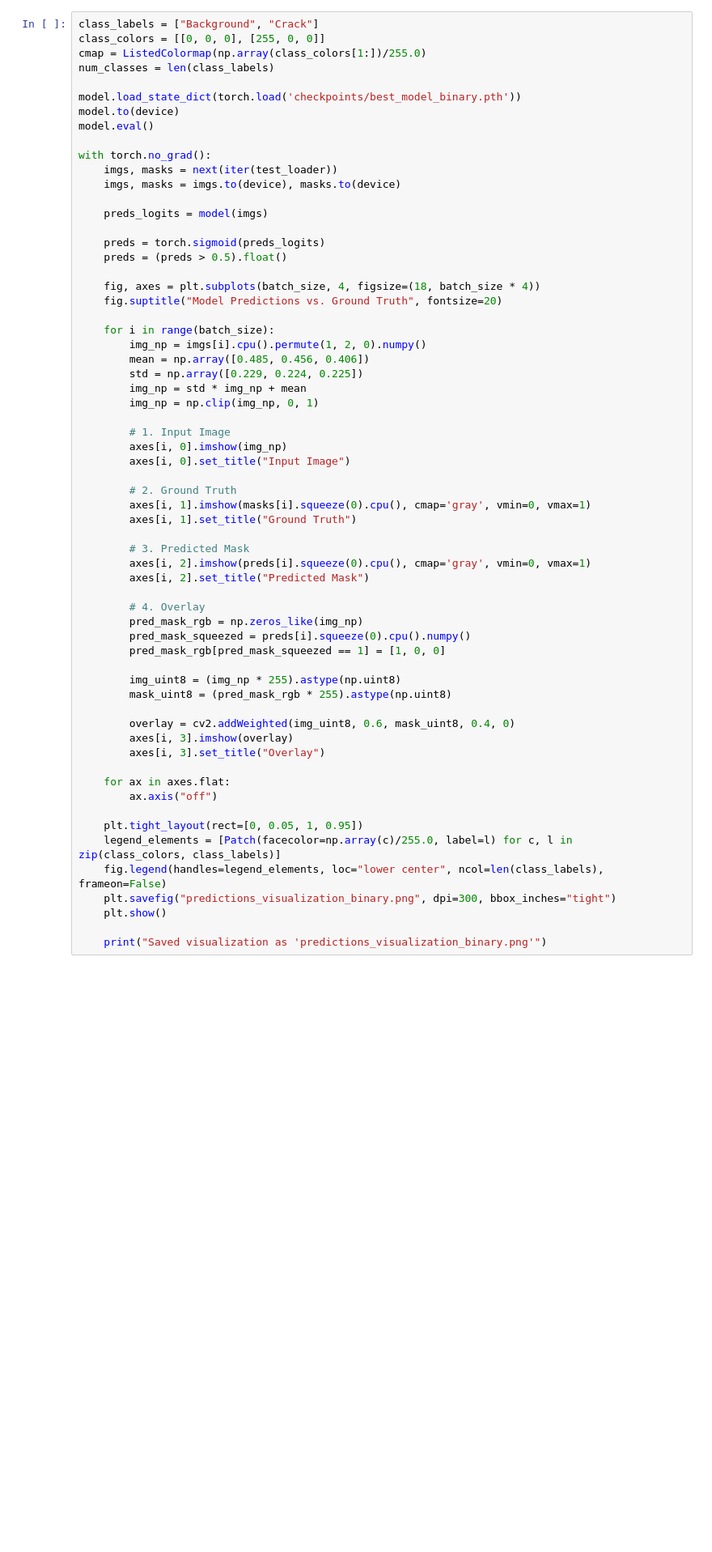
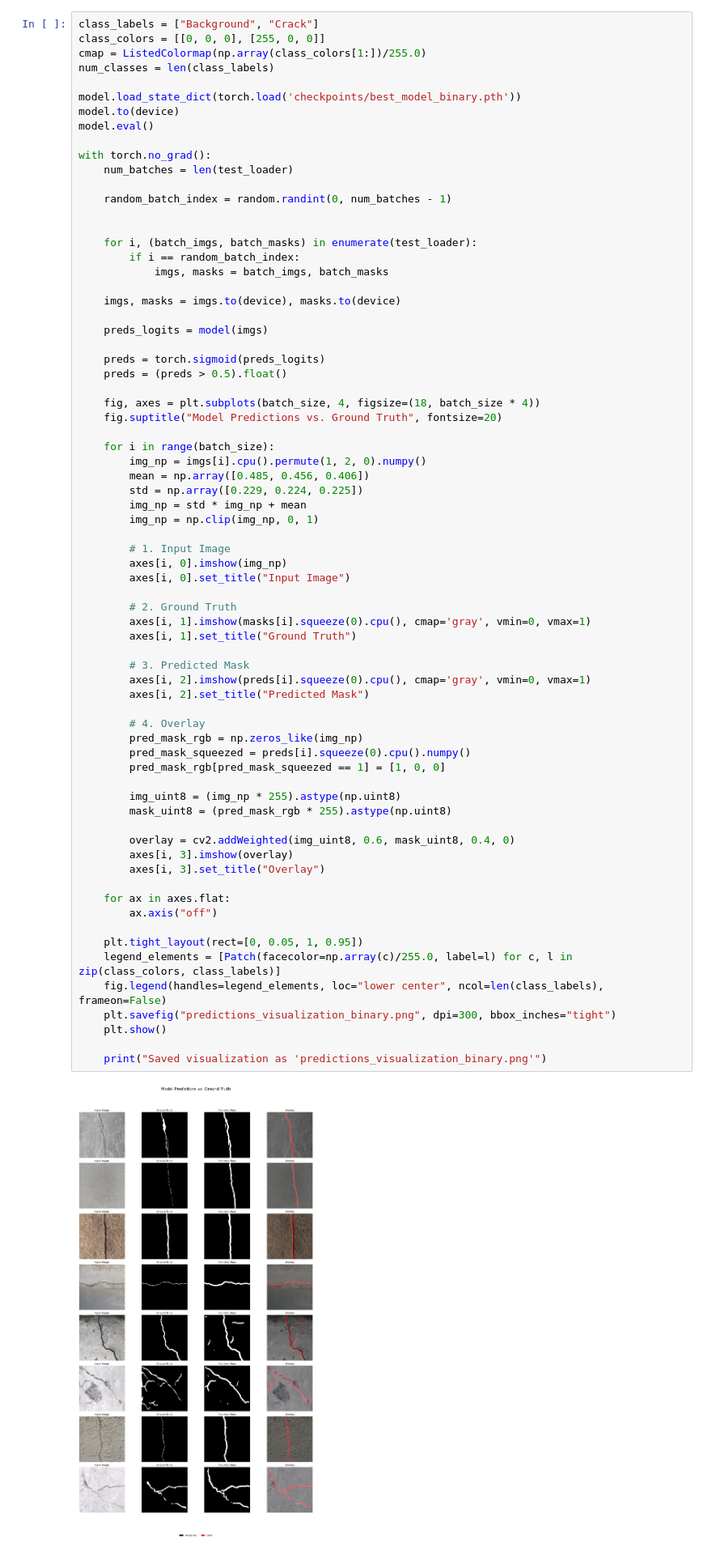
Before and after one commit to kkkissiedu/Concrete-Crack-Segmentation-Model, a Jupyter notebook: Concrete Crack Segmentation - UNet.ipynb, the cells around one changed output. Shown at 81% size. Cells and saved outputs as stored; diff of their text form; blank space fills up the shorter version.

Commit message:
Predictions visualization

```diff
--- a/Concrete Crack Segmentation - UNet.ipynb
+++ b/Concrete Crack Segmentation - UNet.ipynb
@@ -333,7 +337,15 @@ model.to(device)
 model.eval()
 
 with torch.no_grad():
-    imgs, masks = next(iter(test_loader))
+    num_batches = len(test_loader)
+
+    random_batch_index = random.randint(0, num_batches - 1)
+
+
+    for i, (batch_imgs, batch_masks) in enumerate(test_loader):
+        if i == random_batch_index:
+            imgs, masks = batch_imgs, batch_masks
+
     imgs, masks = imgs.to(device), masks.to(device)
 
     preds_logits = model(imgs)
@@ -358,30 +370,32 @@ with torch.no_grad():
         # 2. Ground Truth
         axes[i, 1].imshow(masks[i].squeeze(0).cpu(), cmap='gray', vmin=0, vmax=1)
         axes[i, 1].set_title("Ground Truth")
 
         # 3. Predicted Mask
         axes[i, 2].imshow(preds[i].squeeze(0).cpu(), cmap='gray', vmin=0, vmax=1)
         axes[i, 2].set_title("Predicted Mask")
 
         # 4. Overlay
         pred_mask_rgb = np.zeros_like(img_np)
         pred_mask_squeezed = preds[i].squeeze(0).cpu().numpy()
         pred_mask_rgb[pred_mask_squeezed == 1] = [1, 0, 0]
 
         img_uint8 = (img_np * 255).astype(np.uint8)
         mask_uint8 = (pred_mask_rgb * 255).astype(np.uint8)
 
         overlay = cv2.addWeighted(img_uint8, 0.6, mask_uint8, 0.4, 0)
         axes[i, 3].imshow(overlay)
         axes[i, 3].set_title("Overlay")
 
     for ax in axes.flat:
         ax.axis("off")
 
     plt.tight_layout(rect=[0, 0.05, 1, 0.95])
     legend_elements = [Patch(facecolor=np.array(c)/255.0, label=l) for c, l in zip(class_colors, class_labels)]
     fig.legend(handles=legend_elements, loc="lower center", ncol=len(class_labels), frameon=False)
     plt.savefig("predictions_visualization_binary.png", dpi=300, bbox_inches="tight")
     plt.show()
 
     print("Saved visualization as 'predictions_visualization_binary.png'")
+# %% [output]
+[figure, added]
```
Also changed, not shown: parts of 5 cells of this notebook, 1 other file.
